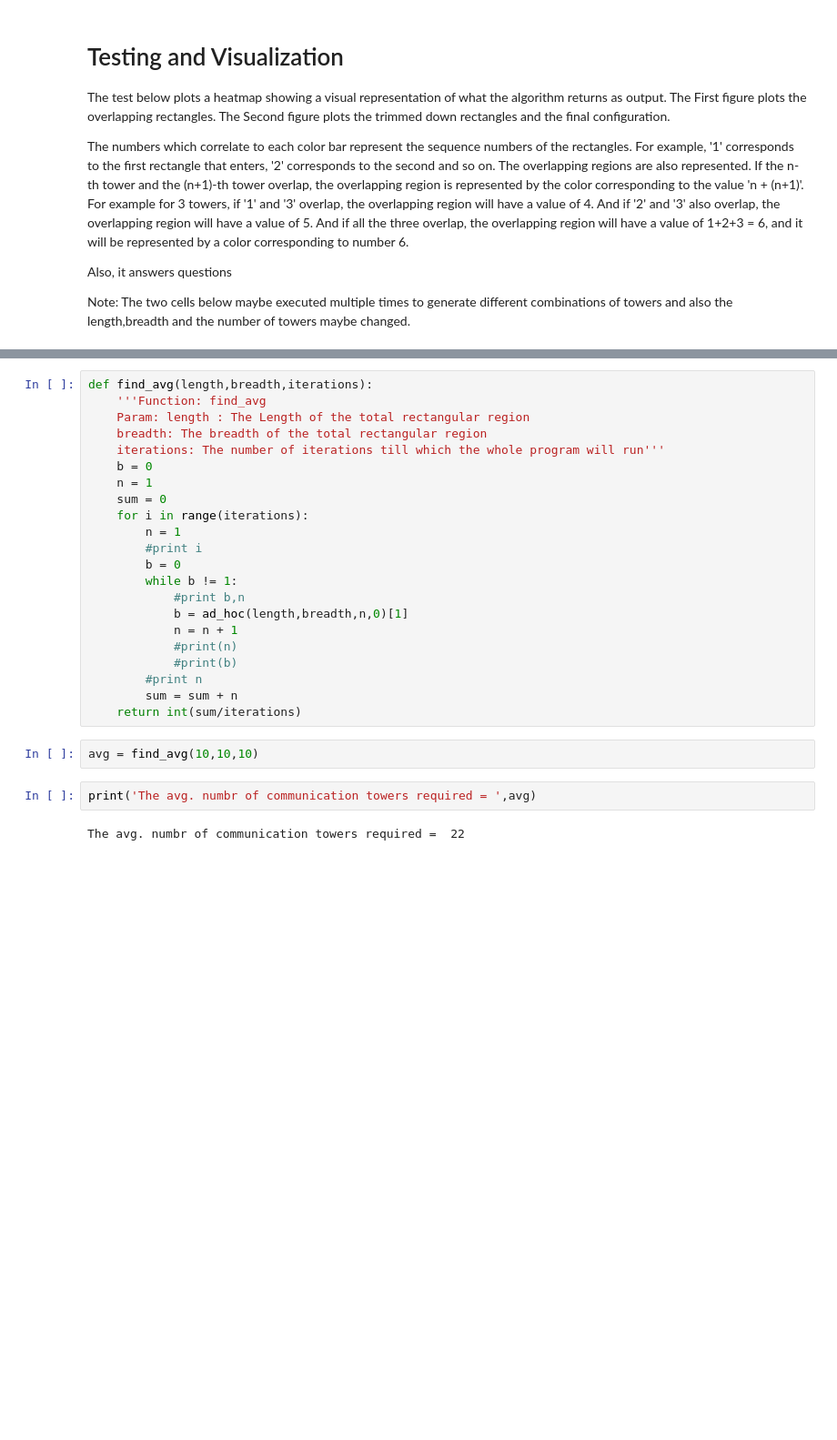
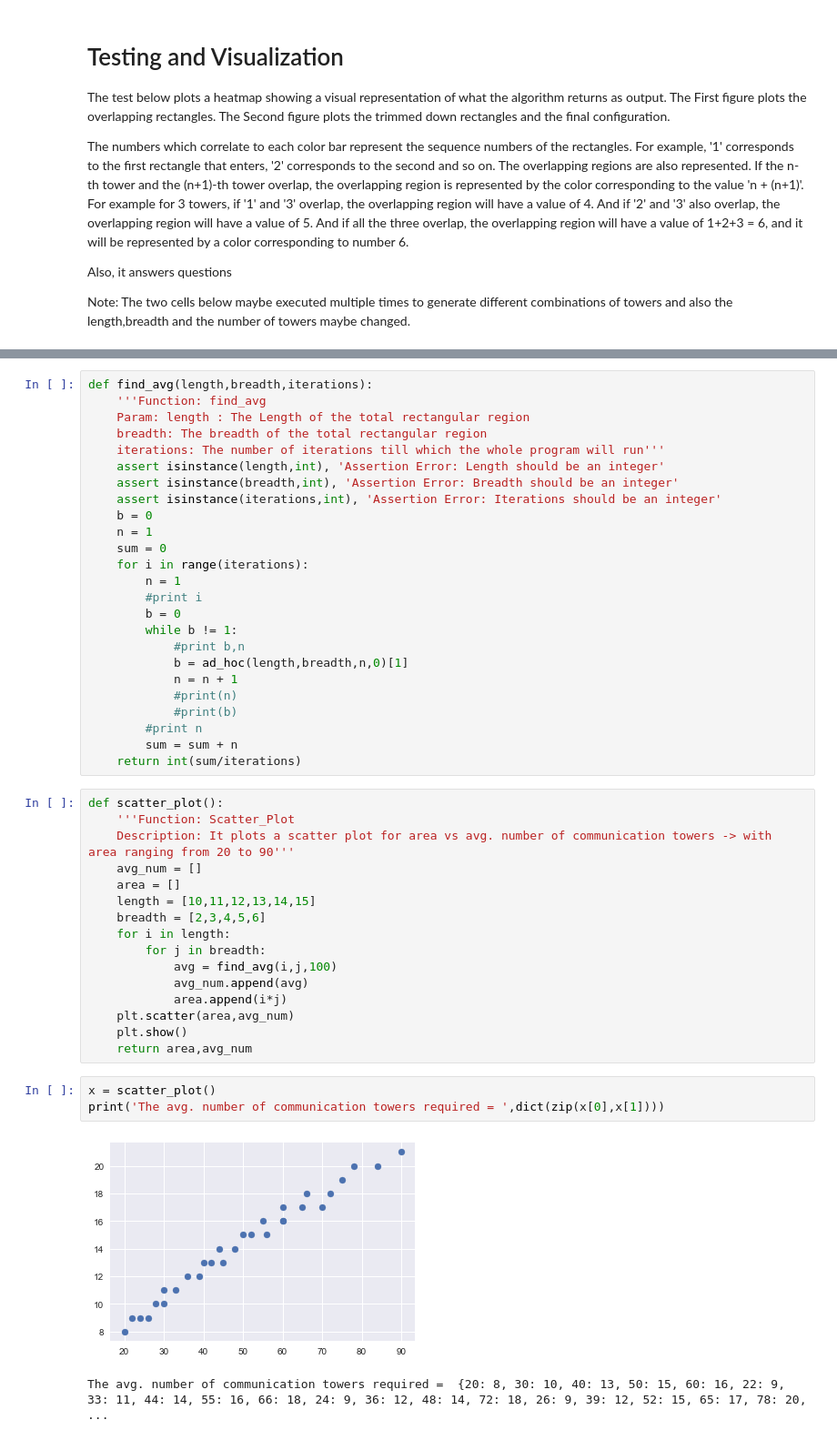
Before and after one commit to Deb1993/ECE_143_Individual_Project, a Jupyter notebook: Analysis of Ad-Hoc Communications Network.ipynb, the cells around one changed output, grey strips where cells are left out. Shown at 91% size. Cells and saved outputs as stored; diff of their text form; blank space fills up the shorter version.

```diff
--- a/Analysis of Ad-Hoc Communications Network.ipynb
+++ b/Analysis of Ad-Hoc Communications Network.ipynb
@@ -280,6 +280,9 @@ def find_avg(length,breadth,iterations):
     Param: length : The Length of the total rectangular region
     breadth: The breadth of the total rectangular region
     iterations: The number of iterations till which the whole program will run'''
+    assert isinstance(length,int), 'Assertion Error: Length should be an integer'
+    assert isinstance(breadth,int), 'Assertion Error: Breadth should be an integer'
+    assert isinstance(iterations,int), 'Assertion Error: Iterations should be an integer'
     b = 0
     n = 1
     sum = 0
@@ -296,9 +299,25 @@ def find_avg(length,breadth,iterations):
         #print n
         sum = sum + n
     return int(sum/iterations)
-# %%
-avg = find_avg(10,10,10)
+# %%
+def scatter_plot():
+    '''Function: Scatter_Plot
+    Description: It plots a scatter plot for area vs avg. number of communication towers -> with area ranging from 20 to 90'''
+    avg_num = []
+    area = []
+    length = [10,11,12,13,14,15]
+    breadth = [2,3,4,5,6]
+    for i in length:
+        for j in breadth:
+            avg = find_avg(i,j,100)
+            avg_num.append(avg)
+            area.append(i*j)
+    plt.scatter(area,avg_num)
+    plt.show()
+    return area,avg_num
 # %%
-print('The avg. numbr of communication towers required = ',avg)
+x = scatter_plot()
+print('The avg. number of communication towers required = ',dict(zip(x[0],x[1])))
 # %% [output]
+[figure, added]
-The avg. numbr of communication towers required =  22
+The avg. number of communication towers required =  {20: 8, 30: 10, 40: 13, 50: 15, 60: 16, 22: 9, 33: 11, 44: 14, 55: 16, 66: 18, 24: 9, 36: 12, 48: 14, 72: 18, 26: 9, 39: 12, 52: 15, 65: 17, 78: 20, ...
```
Also changed, not shown: parts of 8 cells of this notebook.
